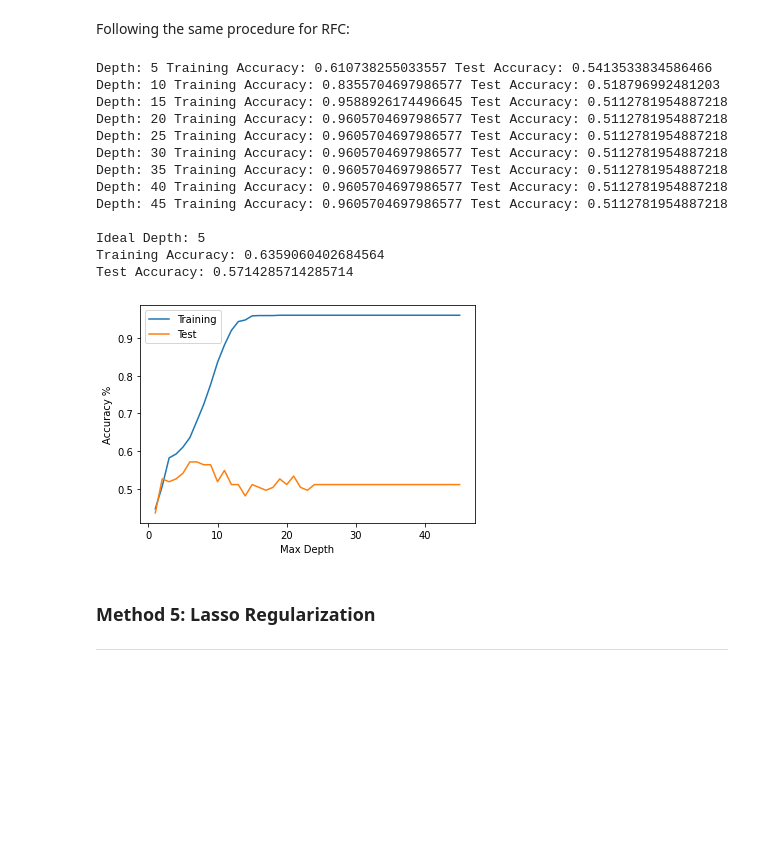
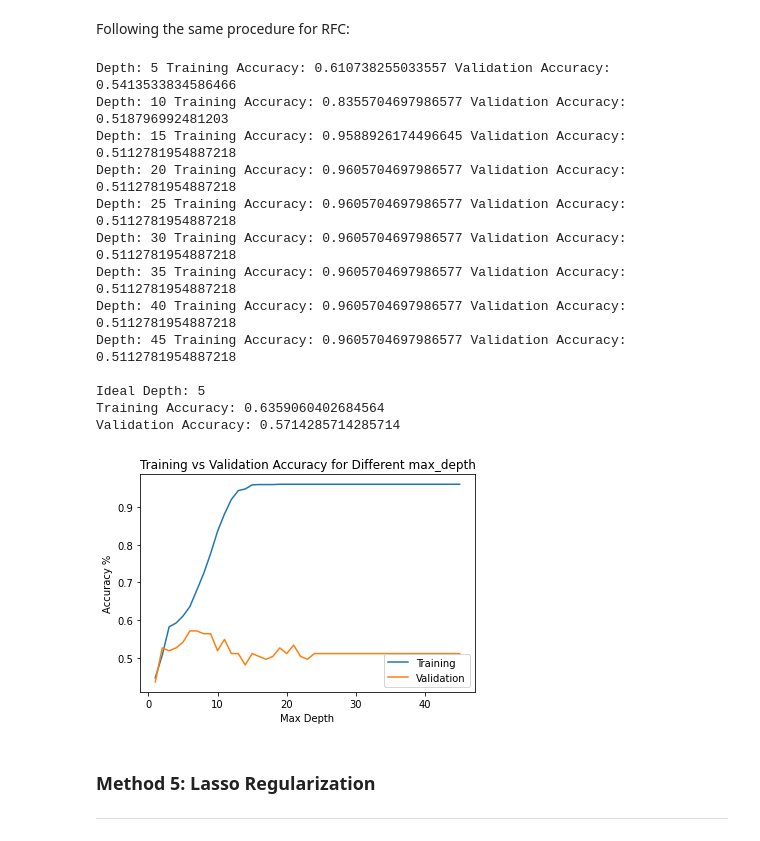
Before and after one commit to amandayuan/data100_final_contraceptive, a Jupyter notebook: contraceptive.ipynb, the cells around one changed output. Cells and saved outputs as stored; diff of their text form; code cells hidden in the pictures; blank space fills up the shorter version.

```diff
--- a/contraceptive.ipynb
+++ b/contraceptive.ipynb
@@ -722,14 +718,14 @@ As we can see with this with a lower training accuracy our validation accuracy i
 # %%
 X_train_plain = bc_train.iloc[:,:-1]
 Y_train_plain = bc_train['contraceptive']
-X_test_plain = val.iloc[:,:-1]
-Y_test_plain = val['contraceptive']
+X_val_plain = val.iloc[:,:-1]
+Y_val_plain = val['contraceptive']
 decision_tree_model_plain = tree.DecisionTreeClassifier(random_state=100)
 decision_tree_model_plain.fit(X_train_plain, Y_train_plain)
 dt_training_accuracy_plain = decision_tree_model_plain.score(X_train_plain, Y_train_plain)
-dt_test_accuracy_plain = decision_tree_model_plain.score(X_test_plain, Y_test_plain)
-decision_tree_model_plain.predict(X_test_plain)
+dt_val_accuracy_plain = decision_tree_model_plain.score(X_val_plain, Y_val_plain)
+decision_tree_model_plain.predict(X_val_plain)
 print('Training_accuracy:',dt_training_accuracy_plain)
-print('Test_accuracy:',dt_test_accuracy_plain)
+print('Validation_accuracy:',dt_val_accuracy_plain)
 # %% [output]
 Training_accuracy: 0.9605704697986577
@@ -803,47 +794,48 @@ Following the same procedure for RFC:
 # %%
 random_forest_model = ensemble.RandomForestClassifier(criterion="gini",n_estimators=100, random_state=42,max_depth=8)
 random_forest_model.fit(X_train_plain, Y_train_plain)
 
 rf_train_accuracy = random_forest_model.score(X_train_plain, Y_train_plain)
-rf_test_accuracy = random_forest_model.score(X_test_plain, Y_test_plain)
+rf_test_accuracy = random_forest_model.score(X_val_plain, Y_val_plain)
 
 des_depth = []
 des_train = []
-des_test = []
+des_val = []
 for i in range(1, 46):
   random_forest_model = ensemble.RandomForestClassifier(random_state=100,max_depth=i)
   random_forest_model.fit(X_train_plain, Y_train_plain)
   dt_training_accuracy = random_forest_model.score(X_train_plain, Y_train_plain)
-  dt_test_accuracy = random_forest_model.score(X_test_plain, Y_test_plain)
+  dt_val_accuracy = random_forest_model.score(X_val_plain, Y_val_plain)
   if(i%5 == 0):
-      print("Depth: " + str(i) + " Training Accuracy: " + str(dt_training_accuracy) + " Test Accuracy: " + str(dt_test_accuracy))
+      print("Depth: " + str(i) + " Training Accuracy: " + str(dt_training_accuracy) + " Validation Accuracy: " + str(dt_val_accuracy))
   des_depth.append(i)
   des_train.append(dt_training_accuracy)
-  des_test.append(dt_test_accuracy)
-print("\nIdeal Depth: " + str(np.argmax(des_test)))
-print("Training Accuracy: " + str(des_train[np.argmax(des_test)]))
-print("Test Accuracy: " + str(des_test[np.argmax(des_test)]) + "\n")
+  des_val.append(dt_val_accuracy)
+print("\nIdeal Depth: " + str(np.argmax(des_val)))
+print("Training Accuracy: " + str(des_train[np.argmax(des_val)]))
+print("Validation Accuracy: " + str(des_val[np.argmax(des_val)]) + "\n")
 
-plt.plot(des_depth,des_train, des_depth,des_test)
+plt.plot(des_depth,des_train, des_depth,des_val)
 plt.ylabel('Accuracy %')
 plt.xlabel('Max Depth')
-plt.legend(["Training","Test"])
+plt.legend(["Training","Validation"])
+plt.title("Training vs Validation Accuracy for Different max_depth")
 plt.show()
 # %% [output]
-Depth: 5 Training Accuracy: 0.610738255033557 Test Accuracy: 0.5413533834586466
-Depth: 10 Training Accuracy: 0.8355704697986577 Test Accuracy: 0.518796992481203
-Depth: 15 Training Accuracy: 0.9588926174496645 Test Accuracy: 0.5112781954887218
-Depth: 20 Training Accuracy: 0.9605704697986577 Test Accuracy: 0.5112781954887218
-Depth: 25 Training Accuracy: 0.9605704697986577 Test Accuracy: 0.5112781954887218
-Depth: 30 Training Accuracy: 0.9605704697986577 Test Accuracy: 0.5112781954887218
-Depth: 35 Training Accuracy: 0.9605704697986577 Test Accuracy: 0.5112781954887218
-Depth: 40 Training Accuracy: 0.9605704697986577 Test Accuracy: 0.5112781954887218
-Depth: 45 Training Accuracy: 0.9605704697986577 Test Accuracy: 0.5112781954887218
+Depth: 5 Training Accuracy: 0.610738255033557 Validation Accuracy: 0.5413533834586466
+Depth: 10 Training Accuracy: 0.8355704697986577 Validation Accuracy: 0.518796992481203
+Depth: 15 Training Accuracy: 0.9588926174496645 Validation Accuracy: 0.5112781954887218
+Depth: 20 Training Accuracy: 0.9605704697986577 Validation Accuracy: 0.5112781954887218
+Depth: 25 Training Accuracy: 0.9605704697986577 Validation Accuracy: 0.5112781954887218
+Depth: 30 Training Accuracy: 0.9605704697986577 Validation Accuracy: 0.5112781954887218
+Depth: 35 Training Accuracy: 0.9605704697986577 Validation Accuracy: 0.5112781954887218
+Depth: 40 Training Accuracy: 0.9605704697986577 Validation Accuracy: 0.5112781954887218
+Depth: 45 Training Accuracy: 0.9605704697986577 Validation Accuracy: 0.5112781954887218
 
 Ideal Depth: 5
 Training Accuracy: 0.6359060402684564
-Test Accuracy: 0.5714285714285714
+Validation Accuracy: 0.5714285714285714
-[figure, old version]
+[figure, new version]
 # %% [markdown]
 ### **Method 5: Lasso Regularization**
 
```
Also changed, not shown: parts of 36 cells of this notebook.
